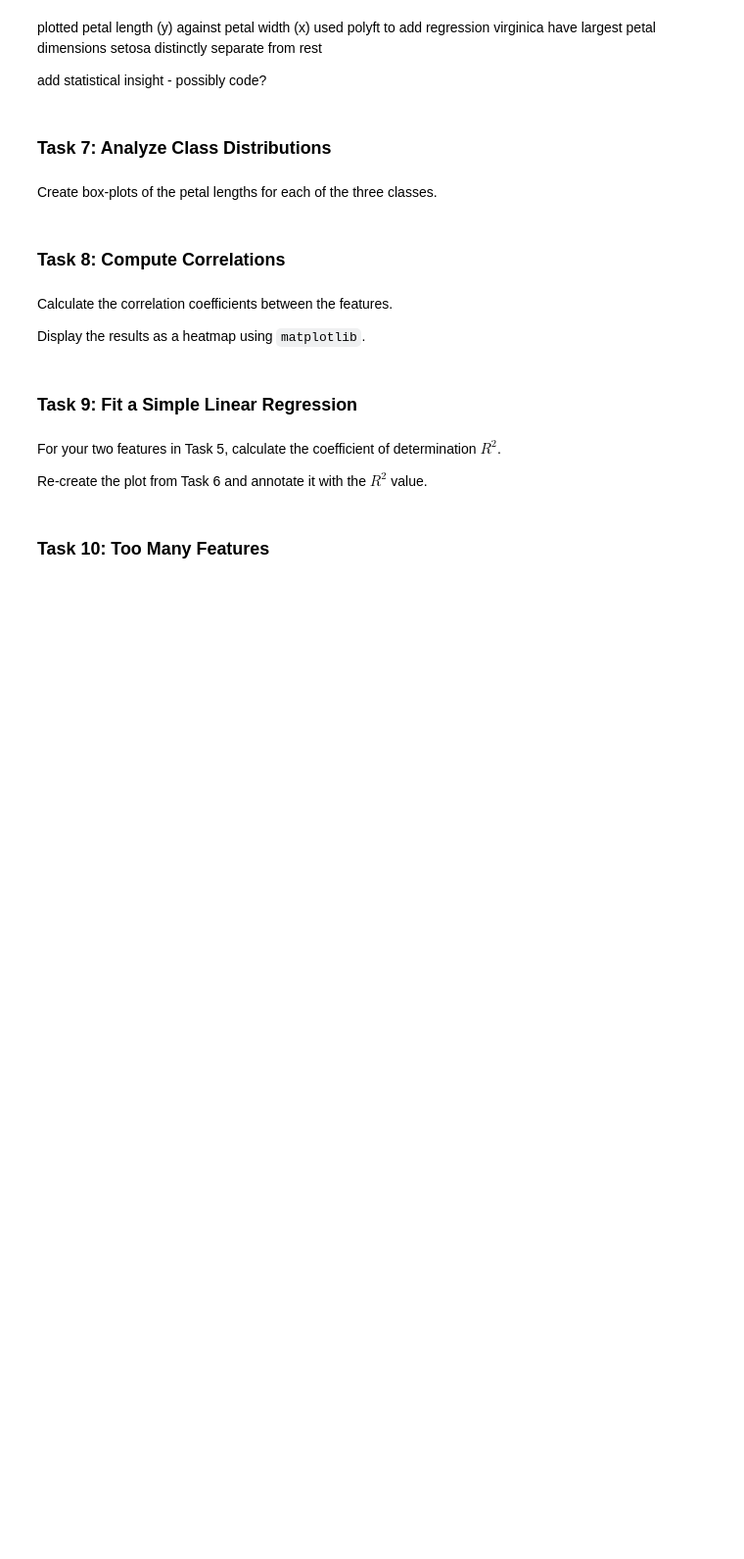
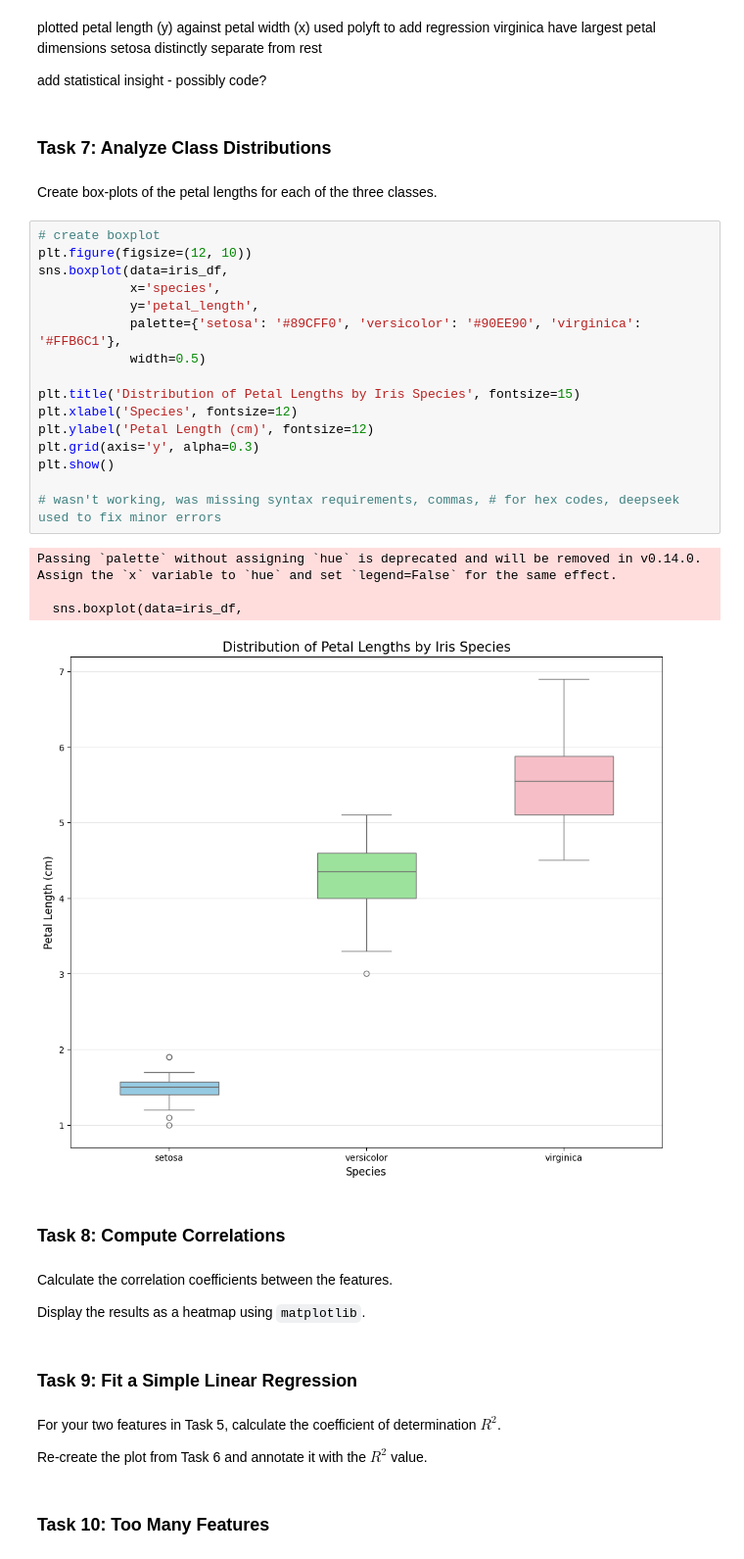
Before and after one commit to DaveyByrnes/principles_of_data_analytics, a Jupyter notebook: task.ipynb, the cells around one changed output. Shown at 98% size. Drawn from its saved outputs; the diff is of its cells as text; blank space fills up the shorter version.

Commit message:
finished boxplot

```diff
--- a/task.ipynb
+++ b/task.ipynb
@@ -274,6 +274,27 @@ add statistical insight - possibly code?
 ### Task 7: Analyze Class Distributions
 # %% [markdown]
 Create box-plots of the petal lengths for each of the three classes.
+# %%
+# create boxplot
+plt.figure(figsize=(12, 10))
+sns.boxplot(data=iris_df,
+            x='species',
+            y='petal_length',
+            palette={'setosa': '#89CFF0', 'versicolor': '#90EE90', 'virginica': '#FFB6C1'},
+            width=0.5)
+
+plt.title('Distribution of Petal Lengths by Iris Species', fontsize=15)
+plt.xlabel('Species', fontsize=12)
+plt.ylabel('Petal Length (cm)', fontsize=12)
+plt.grid(axis='y', alpha=0.3)
+plt.show()
+
+# wasn't working, was missing syntax requirements, commas, # for hex codes, deepseek used to fix minor errors
+# %% [output]
+Passing `palette` without assigning `hue` is deprecated and will be removed in v0.14.0. Assign the `x` variable to `hue` and set `legend=False` for the same effect.
+
+  sns.boxplot(data=iris_df,
+[figure, added]
 # %% [markdown]
 ### Task 8: Compute Correlations
 # %% [markdown]
```
